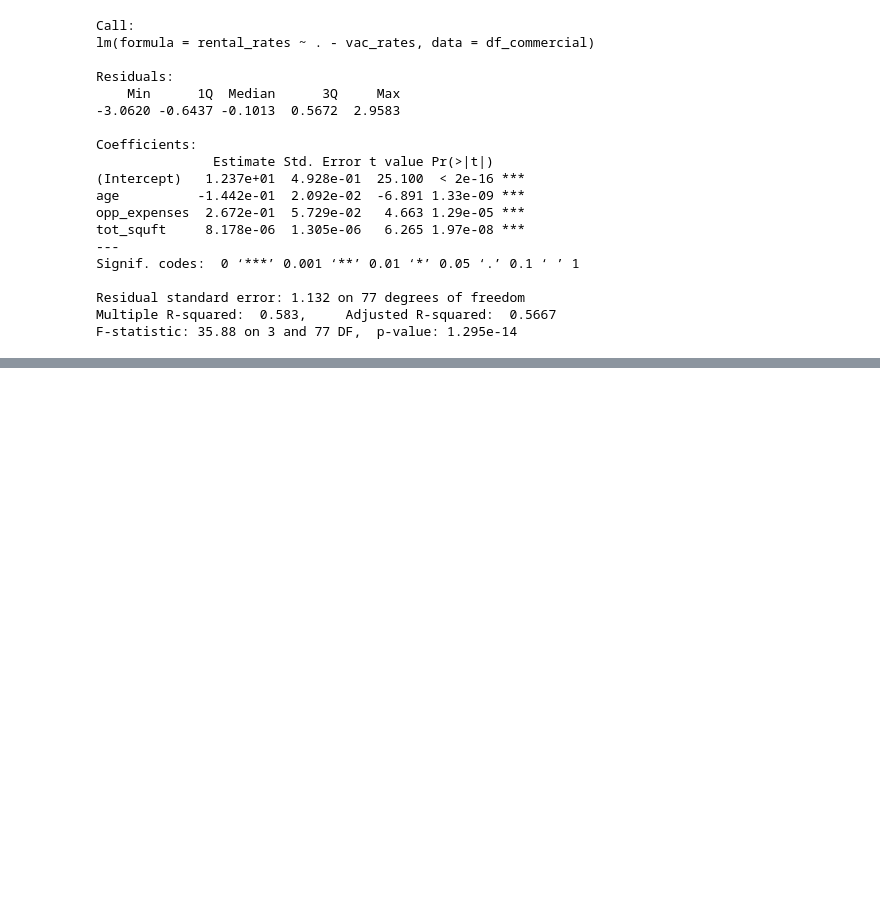
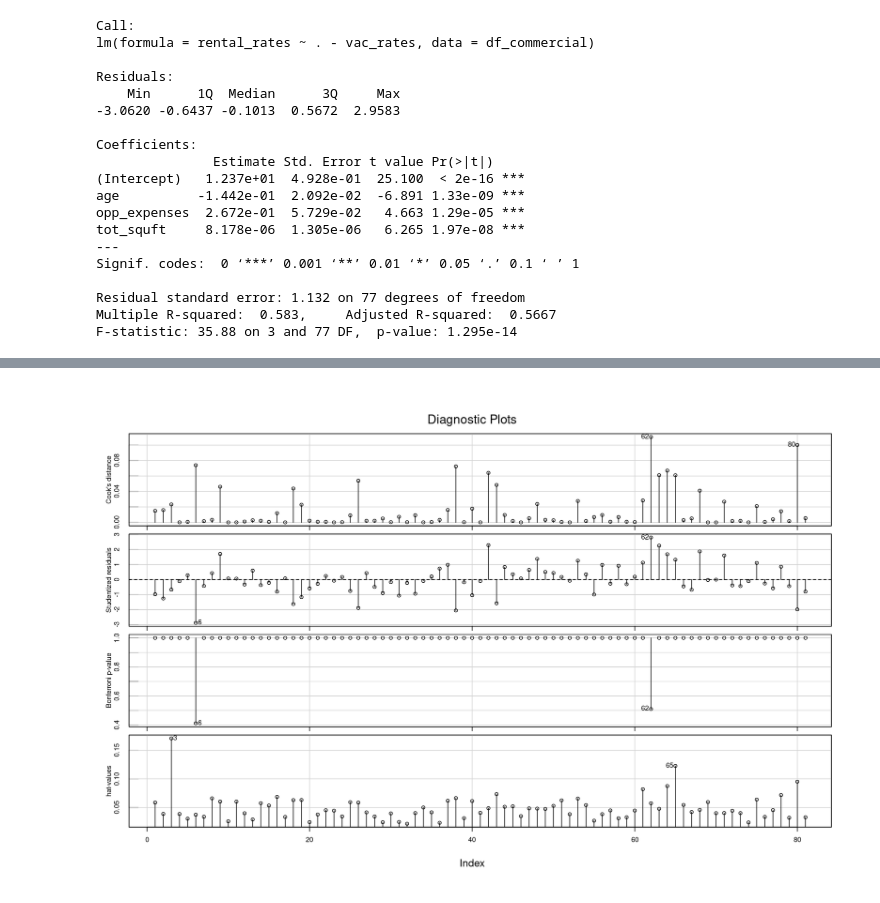
Before and after one commit to hkopanski/ST_503, a Jupyter notebook: HW#3.ipynb, the cells around one changed output, grey strips where cells are left out. Saved outputs shown, nothing was run; the diff lists cells and outputs as text; code cells hidden in the pictures; blank space fills up the shorter version.

```diff
--- a/HW#3.ipynb
+++ b/HW#3.ipynb
@@ -753,0 +862,4 @@ F-statistic: 35.88 on 3 and 77 DF,  p-value: 1.295e-14
+# %%
+influenceIndexPlot(comm_model2)
+# %% [output]
+[figure, added]
```
Also changed, not shown: parts of 22 cells of this notebook.
